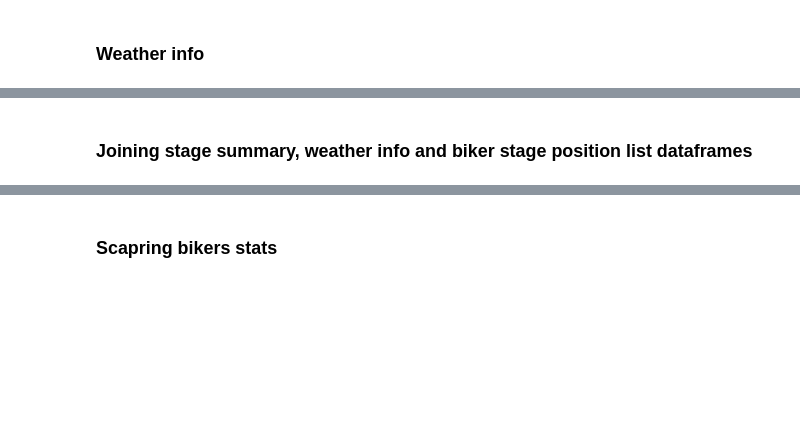
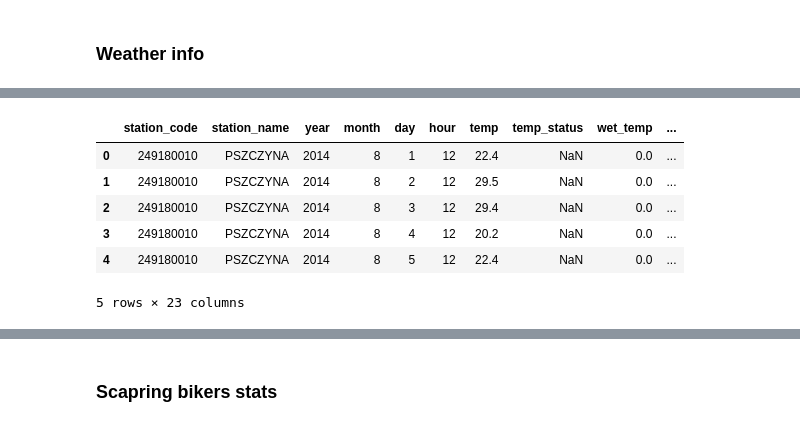
Before and after one commit to norbertstrzelecki/tour_de_pologne_top10, a Jupyter notebook: tdp_1_3_data_mining_and_cleaning.ipynb, the cells around one changed output, grey strips where cells are left out. Cells and saved outputs as stored; diff of their text form; code cells hidden in the pictures; blank space fills up the shorter version.

```diff
--- a/tdp_1_3_data_mining_and_cleaning.ipynb
+++ b/tdp_1_3_data_mining_and_cleaning.ipynb
@@ -403,5 +454,15 @@ weather_info.head()
 # %%
+# Merging all weather date columns for comparing them later with stage dates
 weather_info['date'] = weather_info['year'].astype('str') + '.' +\
                        weather_info['month'].astype('str') + '.' +\
                        weather_info['day'].astype('str')
 weather_info['date'] = pd.to_datetime(weather_info['date'], format='%Y.%m.%d')
+weather_info.head()
+# %% [output]
+|  | station_code | station_name | year | month | day | hour | temp | temp_status | wet_temp | ... |
+| 0 | 249180010 | PSZCZYNA | 2014 | 8 | 1 | 12 | 22.4 | NaN | 0.0 | ... |
+| 1 | 249180010 | PSZCZYNA | 2014 | 8 | 2 | 12 | 29.5 | NaN | 0.0 | ... |
+| 2 | 249180010 | PSZCZYNA | 2014 | 8 | 3 | 12 | 29.4 | NaN | 0.0 | ... |
+| 3 | 249180010 | PSZCZYNA | 2014 | 8 | 4 | 12 | 20.2 | NaN | 0.0 | ... |
+| 4 | 249180010 | PSZCZYNA | 2014 | 8 | 5 | 12 | 22.4 | NaN | 0.0 | ... |
+5 rows × 23 columns
@@ -457,2 +511,0 @@ weather_stages
-# %% [markdown]
-### Joining stage summary, weather info and biker stage position list dataframes
```
Also changed, not shown: parts of 56 cells of this notebook, 8 other files.
